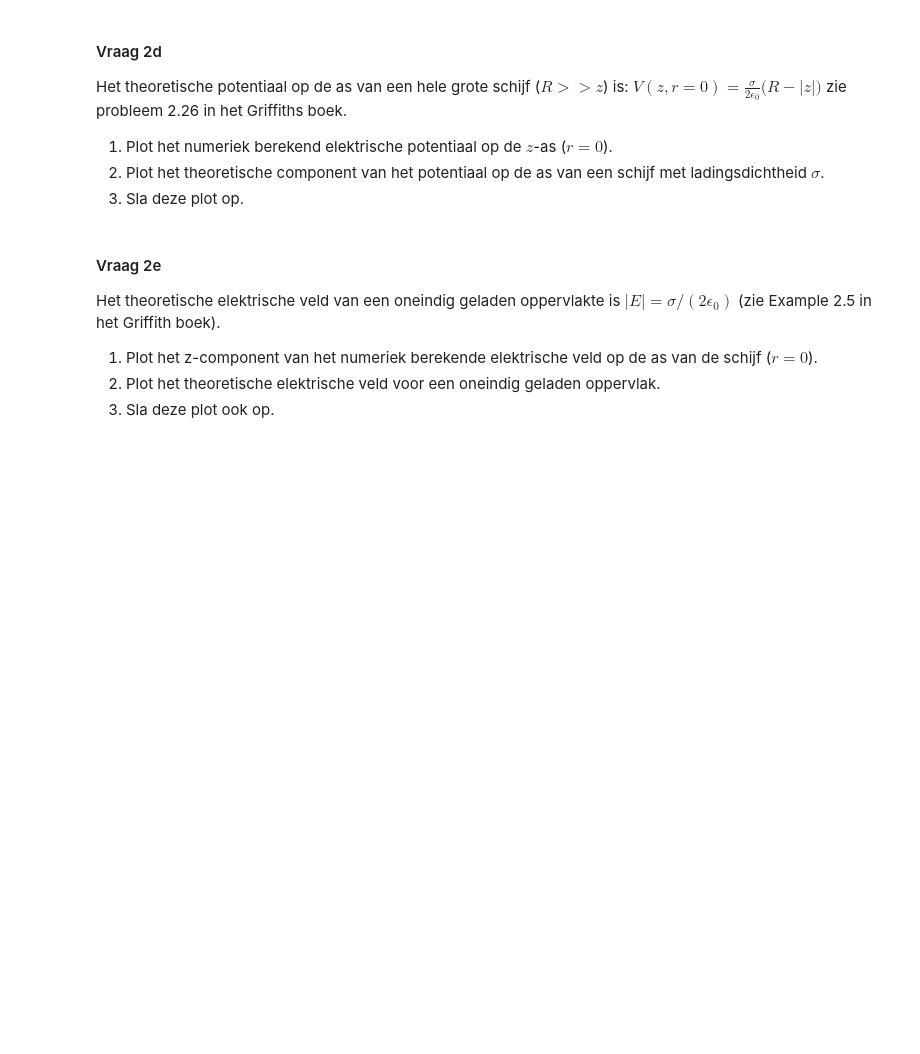
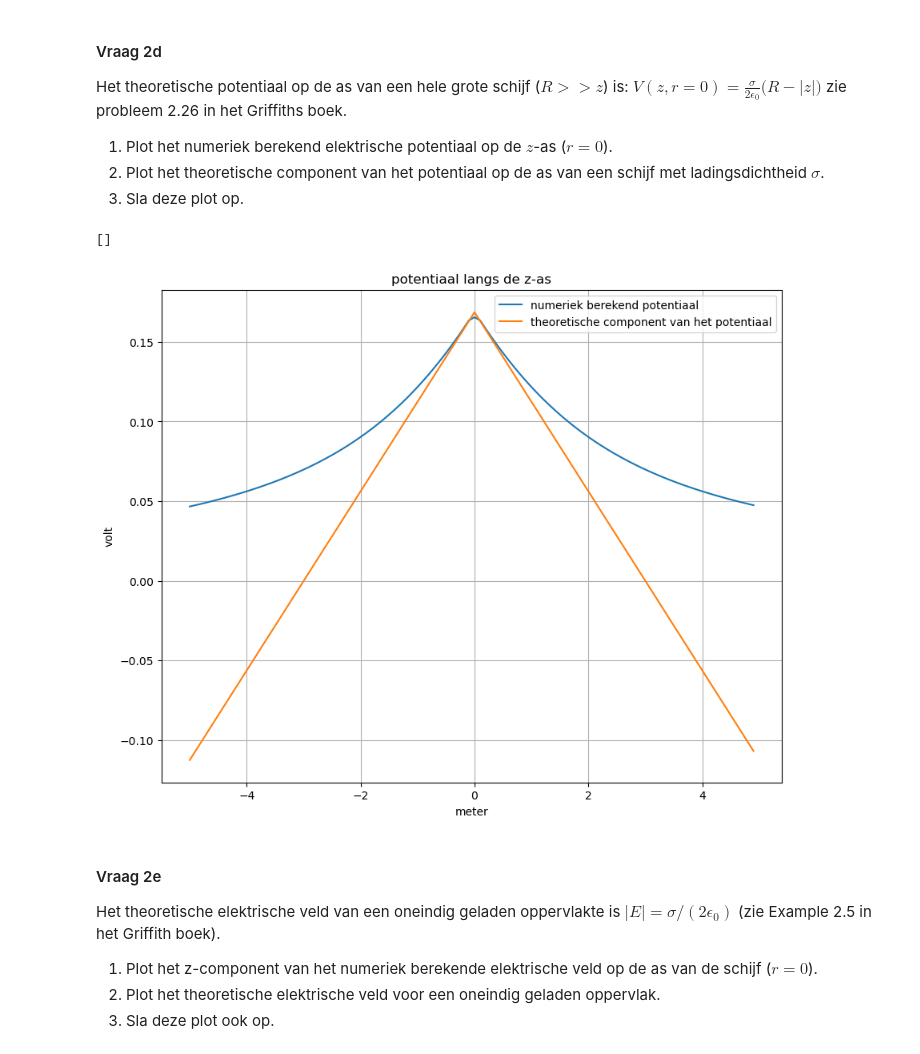
Before and after one commit to daanTN/DEF-Daan, a Jupyter notebook: DigitaleOntwerpopdrachten/1CondensatorOpdracht/CondensatorOntwerpopdracht.ipynb, the cells around one changed output. Drawn from its saved outputs; the diff is of its cells as text; code cells hidden in the pictures; blank space fills up the shorter version.

```diff
--- a/DigitaleOntwerpopdrachten/1CondensatorOpdracht/CondensatorOntwerpopdracht.ipynb
+++ b/DigitaleOntwerpopdrachten/1CondensatorOpdracht/CondensatorOntwerpopdracht.ipynb
@@ -244,9 +255,22 @@ zie probleem 2.26 in het Griffiths boek.
 2. Plot het theoretische component van het potentiaal op de as van een schijf met ladingsdichtheid $\sigma$.
 3. Sla deze plot op.
 # %%
-###
-###Hier jouw code###
-###
+idx_r_zero=np.argmin(abs(r))
+V_z_r = (ladingsdichtheid/(2*perm_vacuum))*(disk_radius-abs(z))
+
+plt.figure(figsize=(10,8))
+plt.title('potentiaal langs de z-as')
+plt.plot(z, V[:,idx_r_zero],label='numeriek berekend potentiaal')
+plt.plot(z,V_z_r,label='theoretische component van het potentiaal')
+plt.xlabel('meter')
+plt.ylabel('volt')
+plt.legend()
+plt.savefig('OpdVraag2d.png')
+plt.grid(True)
+plt.plot()
+# %% [output]
+[]
+[figure, added]
 # %% [markdown]
 #### Vraag 2e
 
```
Also changed, not shown: parts of 4 cells of this notebook, 2 other files.
